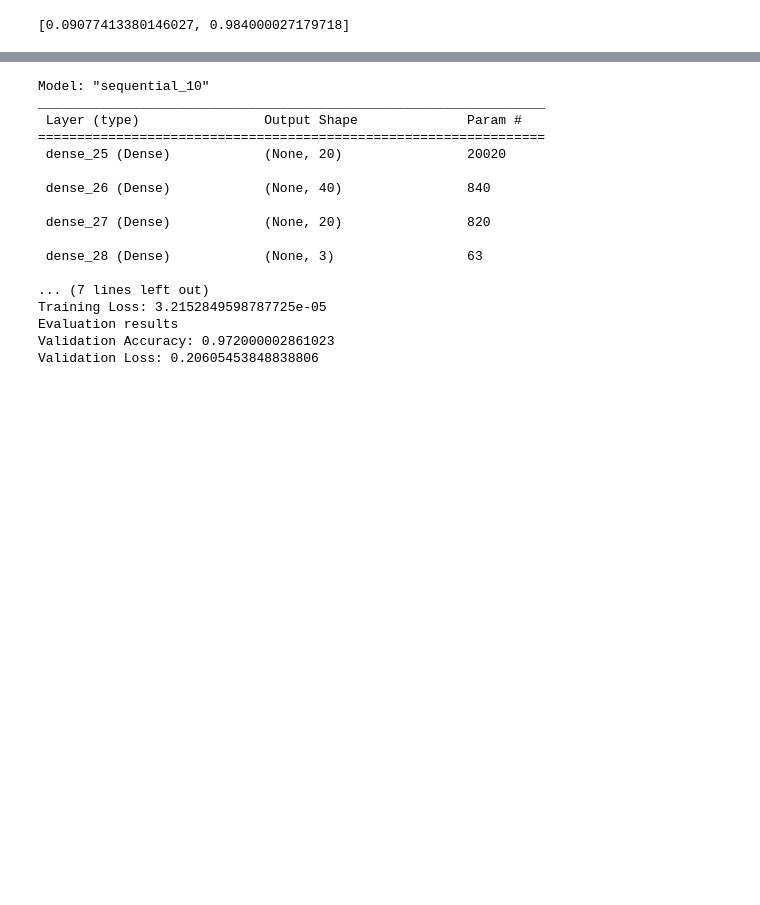
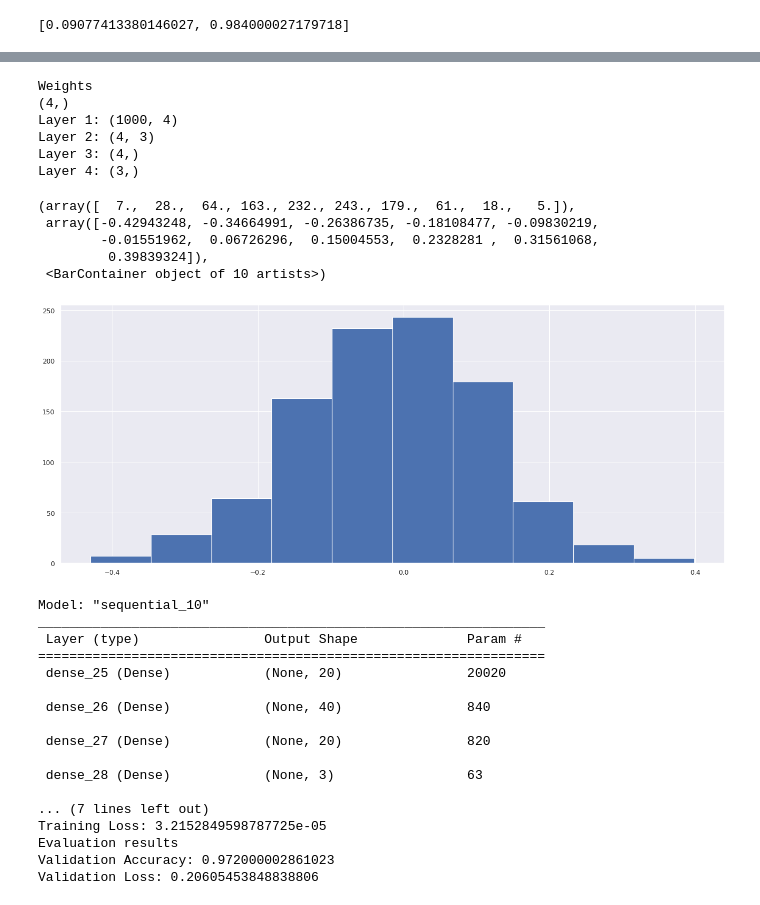
Before and after one commit to veysiadn/acustic-emission-models, a Jupyter notebook: convert_deploy.ipynb, the cells around one changed output, grey strips where cells are left out. Drawn from its saved outputs; the diff is of its cells as text; code cells hidden in the pictures; blank space fills up the shorter version.

```diff
--- a/convert_deploy.ipynb
+++ b/convert_deploy.ipynb
@@ -829,3 +845,24 @@ plot_weight_distribution(dense_model)
+# %%
+print("Weights")
+print(weights.shape)
+print(f"Layer 1: {weights[0].shape}")
+print(f"Layer 2: {weights[2].shape}")
+print(f"Layer 3: {weights[1].shape}")
+print(f"Layer 4: {weights[3].shape}")
+plt.hist(layer1_weights[2])
+# %% [output]
+Weights
+(4,)
+Layer 1: (1000, 4)
+Layer 2: (4, 3)
+Layer 3: (4,)
+Layer 4: (3,)
+(array([  7.,  28.,  64., 163., 232., 243., 179.,  61.,  18.,   5.]),
+ array([-0.42943248, -0.34664991, -0.26386735, -0.18108477, -0.09830219,
+        -0.01551962,  0.06726296,  0.15004553,  0.2328281 ,  0.31561068,
+         0.39839324]),
+ <BarContainer object of 10 artists>)
+[figure, added]
 # %%
 SEED = 99
 os.environ['PYTHONHASHSEED']=str(SEED)
```
Also changed, not shown: parts of 7 cells of this notebook.
